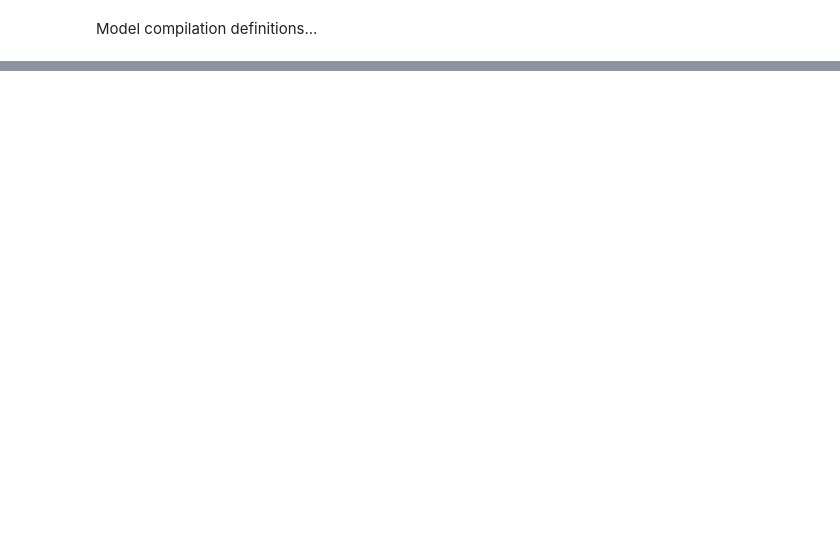
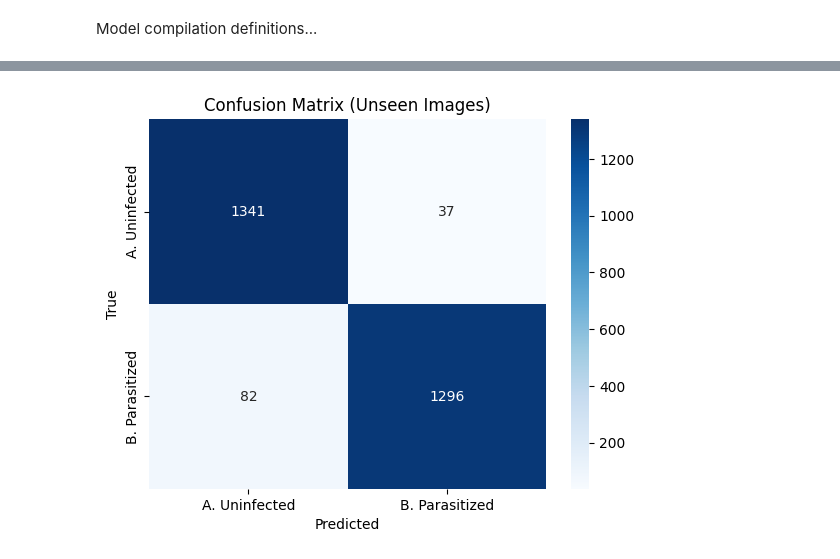
Before and after one commit to VohraAK/NIH-Malaria-Classifier, a Jupyter notebook: notebook.ipynb, the cells around one changed output, grey strips where cells are left out. Cells and saved outputs as stored; diff of their text form; code cells hidden in the pictures; blank space fills up the shorter version.

```diff
--- a/notebook.ipynb
+++ b/notebook.ipynb
@@ -175,0 +235,9 @@ Epoch 21: early stopping
+# %%
+preds = model.predict(val_gen)
+y_pred = preds.round().astype(int).flatten()
+
+true_labels = []
+for _, labels in val_gen:
+    true_labels.extend(labels.numpy())
+
+true_labels = np.array(true_labels).astype(int)
@@ -176,2 +258,13 @@ Epoch 21: early stopping
+# %%
+cm = confusion_matrix(true_labels, y_pred)
+sns.heatmap(cm, annot=True, fmt='d', cmap='Blues',
+            xticklabels=class_names,
+            yticklabels=class_names)
+plt.xlabel('Predicted')
+plt.ylabel('True')
+plt.title('Confusion Matrix (Unseen Images)')
+plt.show()
+# %% [output]
+[figure, added]
 # %%
 model.save("malaria_classifier.keras")
```
Also changed, not shown: parts of 14 cells of this notebook, 1 other file.
